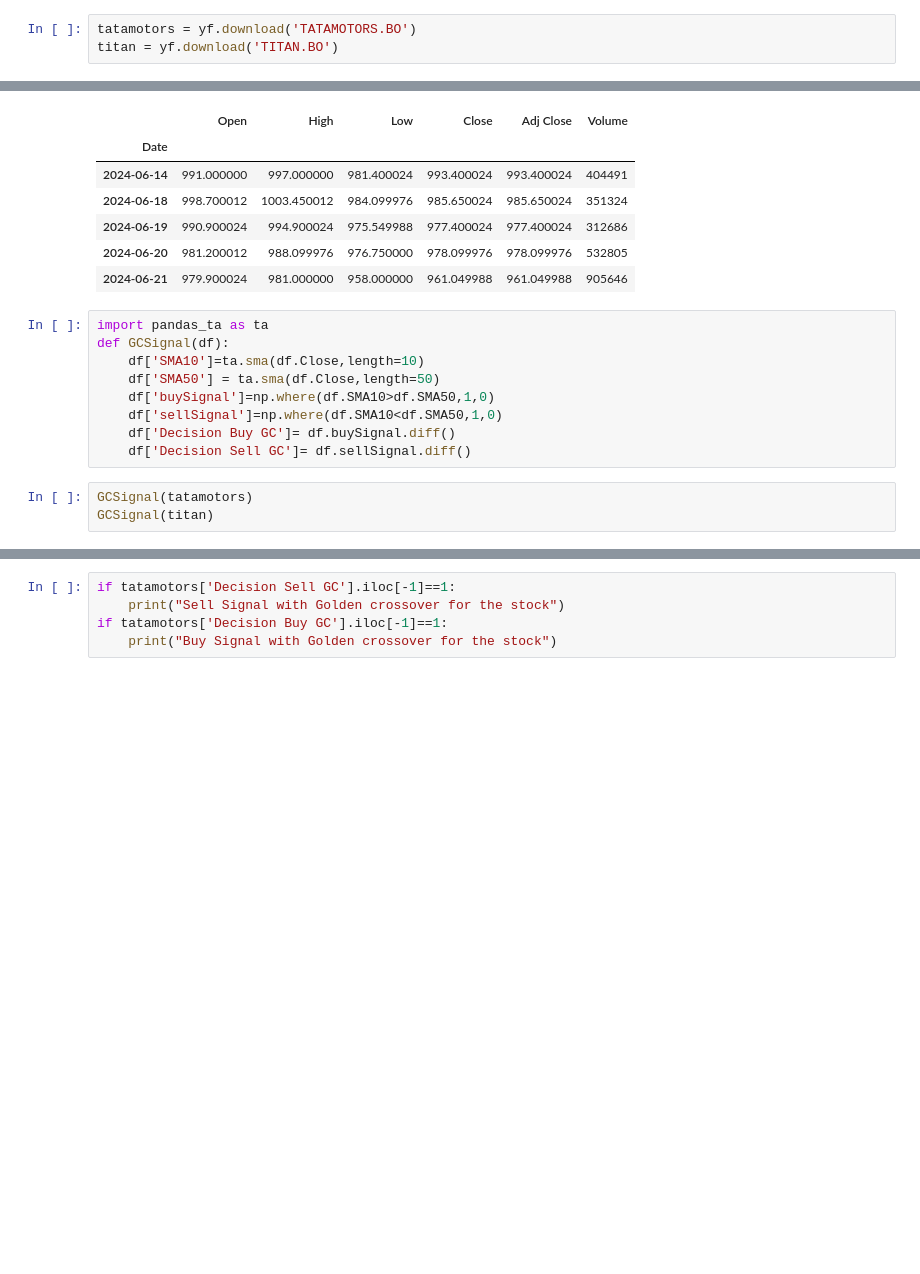
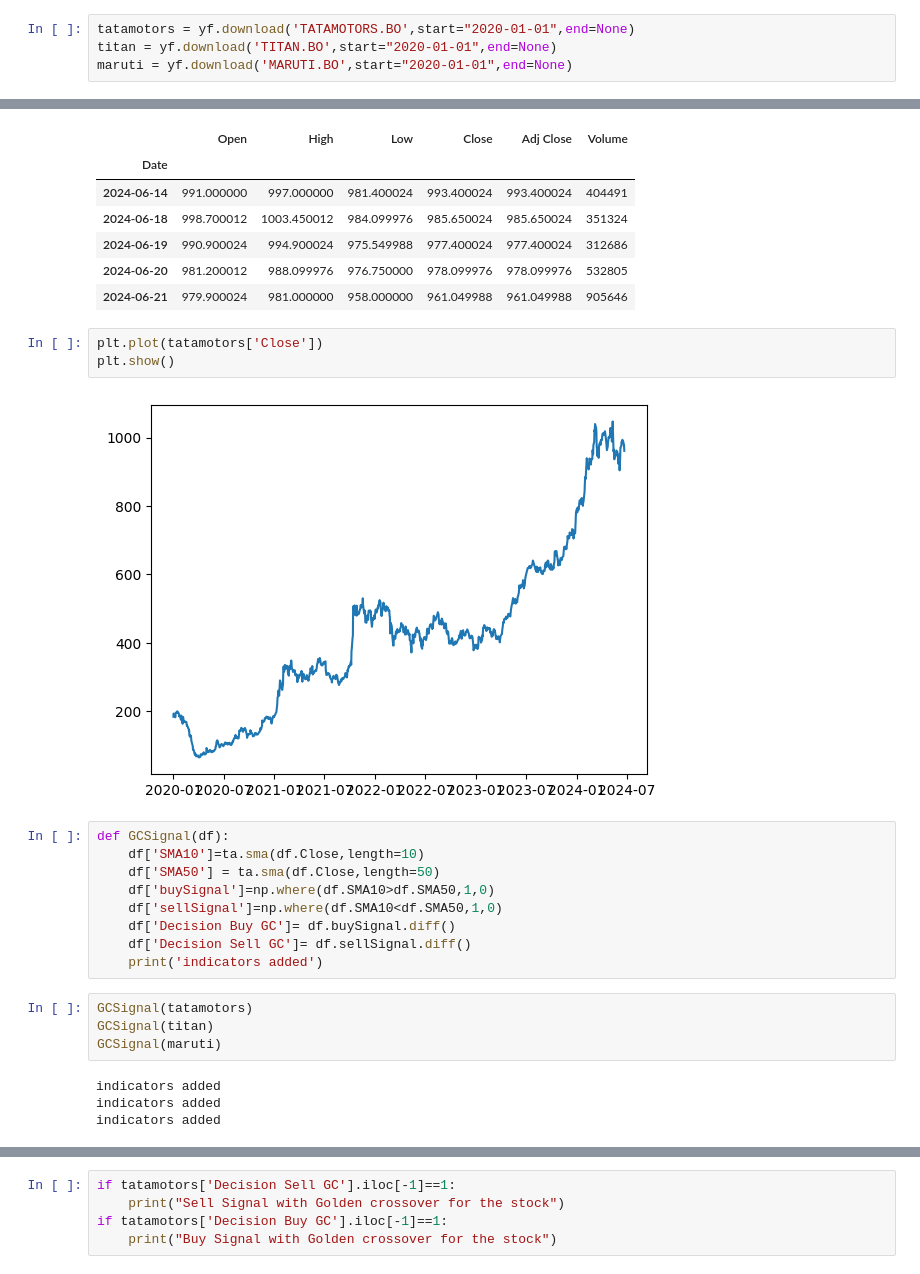
Before and after one commit to Rigava/Load-Nifty-Data, a Jupyter notebook: Technical NB/GC.ipynb, the cells around one changed output, grey strips where cells are left out. Cells and saved outputs as stored; diff of their text form; blank space fills up the shorter version.

```diff
--- a/Technical NB/GC.ipynb
+++ b/Technical NB/GC.ipynb
@@ -5,6 +7,7 @@ import yfinance as yf
 # %%
-tatamotors = yf.download('TATAMOTORS.BO')
-titan = yf.download('TITAN.BO')
+tatamotors = yf.download('TATAMOTORS.BO',start="2020-01-01",end=None)
+titan = yf.download('TITAN.BO',start="2020-01-01",end=None)
+maruti = yf.download('MARUTI.BO',start="2020-01-01",end=None)
 # %% [output]
 [*********************100%%**********************]  1 of 1 completed
 [*********************100%%**********************]  1 of 1 completed
@@ -18,8 +47,12 @@ tatamotors.tail(5)
 | 2024-06-19 | 990.900024 | 994.900024 | 975.549988 | 977.400024 | 977.400024 | 312686 |
 | 2024-06-20 | 981.200012 | 988.099976 | 976.750000 | 978.099976 | 978.099976 | 532805 |
 | 2024-06-21 | 979.900024 | 981.000000 | 958.000000 | 961.049988 | 961.049988 | 905646 |
+# %%
+plt.plot(tatamotors['Close'])
+plt.show()
+# %% [output]
+[figure, added]
 # %%
-import pandas_ta as ta
 def GCSignal(df):
     df['SMA10']=ta.sma(df.Close,length=10)
     df['SMA50'] = ta.sma(df.Close,length=50)
@@ -27,6 +60,12 @@ def GCSignal(df):
     df['sellSignal']=np.where(df.SMA10<df.SMA50,1,0)
     df['Decision Buy GC']= df.buySignal.diff()
     df['Decision Sell GC']= df.sellSignal.diff()
+    print('indicators added')
 # %%
 GCSignal(tatamotors)
 GCSignal(titan)
+GCSignal(maruti)
+# %% [output]
+indicators added
+indicators added
+indicators added
```
Also changed, not shown: parts of 24 cells of this notebook.
